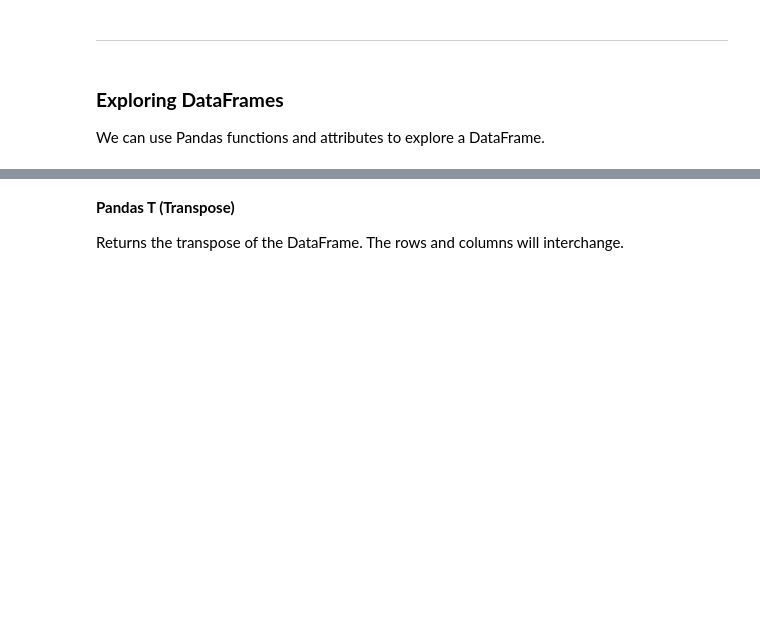
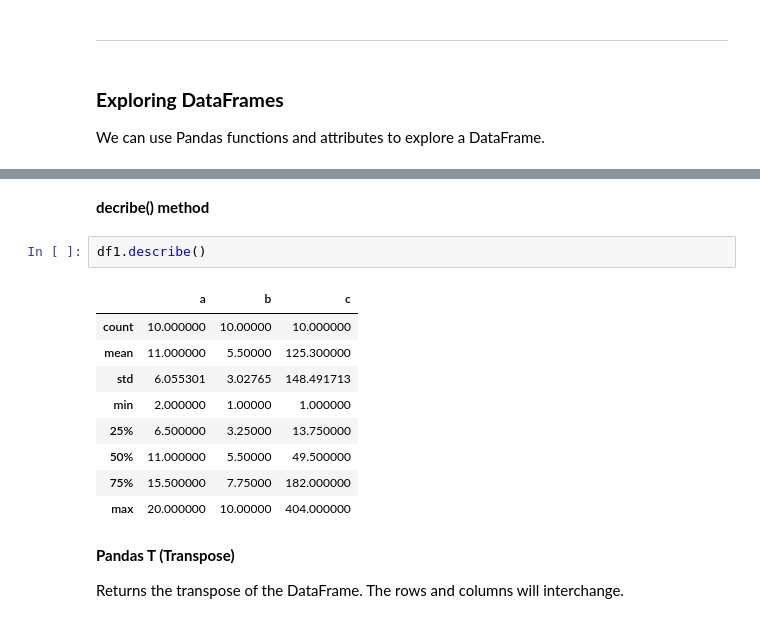
Before and after one commit to ProfessorPatrickSlatraigh/CST2312, a Jupyter notebook: CST2312_Class25_Pandas.ipynb, the cells around one changed output, grey strips where cells are left out. Cells and saved outputs as stored; diff of their text form; blank space fills up the shorter version.

```diff
--- a/CST2312_Class25_Pandas.ipynb
+++ b/CST2312_Class25_Pandas.ipynb
@@ -1383,3 +1271,17 @@ We can use Pandas functions and attributes to explore a DataFrame.
+# %% [markdown]
+**decribe() method**
+# %%
+df1.describe()
+# %% [output]
+|  | a | b | c |
+| count | 10.000000 | 10.00000 | 10.000000 |
+| mean | 11.000000 | 5.50000 | 125.300000 |
+| std | 6.055301 | 3.02765 | 148.491713 |
+| min | 2.000000 | 1.00000 | 1.000000 |
+| 25% | 6.500000 | 3.25000 | 13.750000 |
+| 50% | 11.000000 | 5.50000 | 49.500000 |
+| 75% | 15.500000 | 7.75000 | 182.000000 |
+| max | 20.000000 | 10.00000 | 404.000000 |
 # %% [markdown]
 **Pandas T (Transpose)**
 
```
Also changed, not shown: parts of 35 cells of this notebook.
